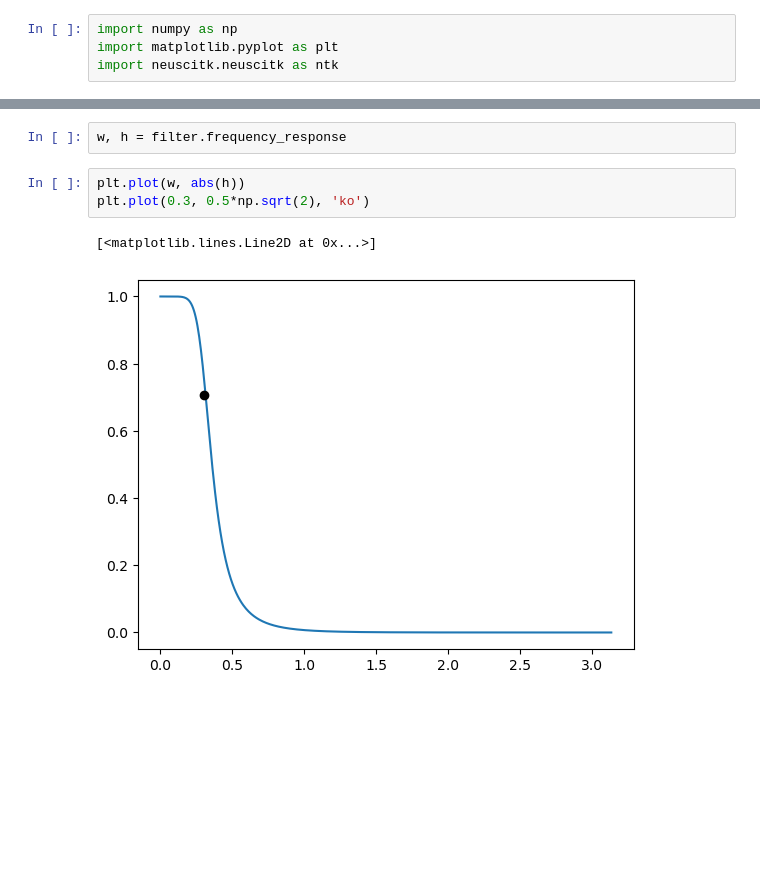
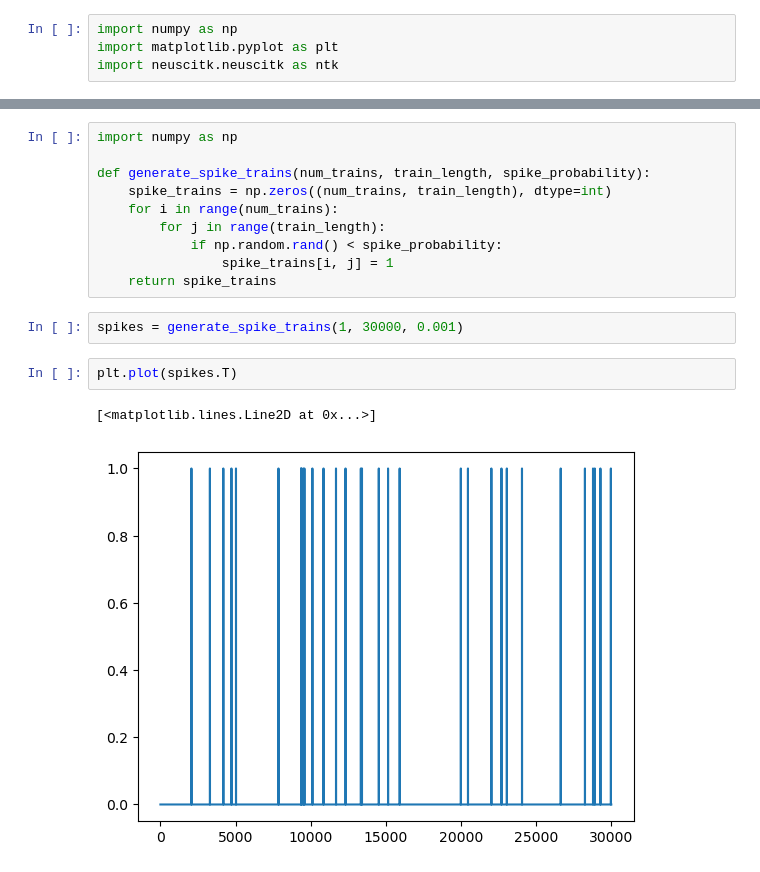
Before and after one commit to jeremyschroeter/neusci440, a Jupyter notebook: workspace.ipynb, the cells around one changed output, grey strips where cells are left out. Cells and saved outputs as stored; diff of their text form; blank space fills up the shorter version.

```diff
--- a/workspace.ipynb
+++ b/workspace.ipynb
@@ -19,8 +5,17 @@ plt.plot(filtered_block[0, 10000:20000])
-# %%
-w, h = filter.frequency_response
-# %%
-plt.plot(w, abs(h))
-plt.plot(0.3, 0.5*np.sqrt(2), 'ko')
-# %% [output]
-[<matplotlib.lines.Line2D at 0x...>]
-[figure, removed]
+# %%
+import numpy as np
+
+def generate_spike_trains(num_trains, train_length, spike_probability):
+    spike_trains = np.zeros((num_trains, train_length), dtype=int)
+    for i in range(num_trains):
+        for j in range(train_length):
+            if np.random.rand() < spike_probability:
+                spike_trains[i, j] = 1
+    return spike_trains
+# %%
+spikes = generate_spike_trains(1, 30000, 0.001)
+# %%
+plt.plot(spikes.T)
+# %% [output]
+[<matplotlib.lines.Line2D at 0x...>]
+[figure, added]
```
Also changed, not shown: parts of 5 cells of this notebook, 1 other file.
